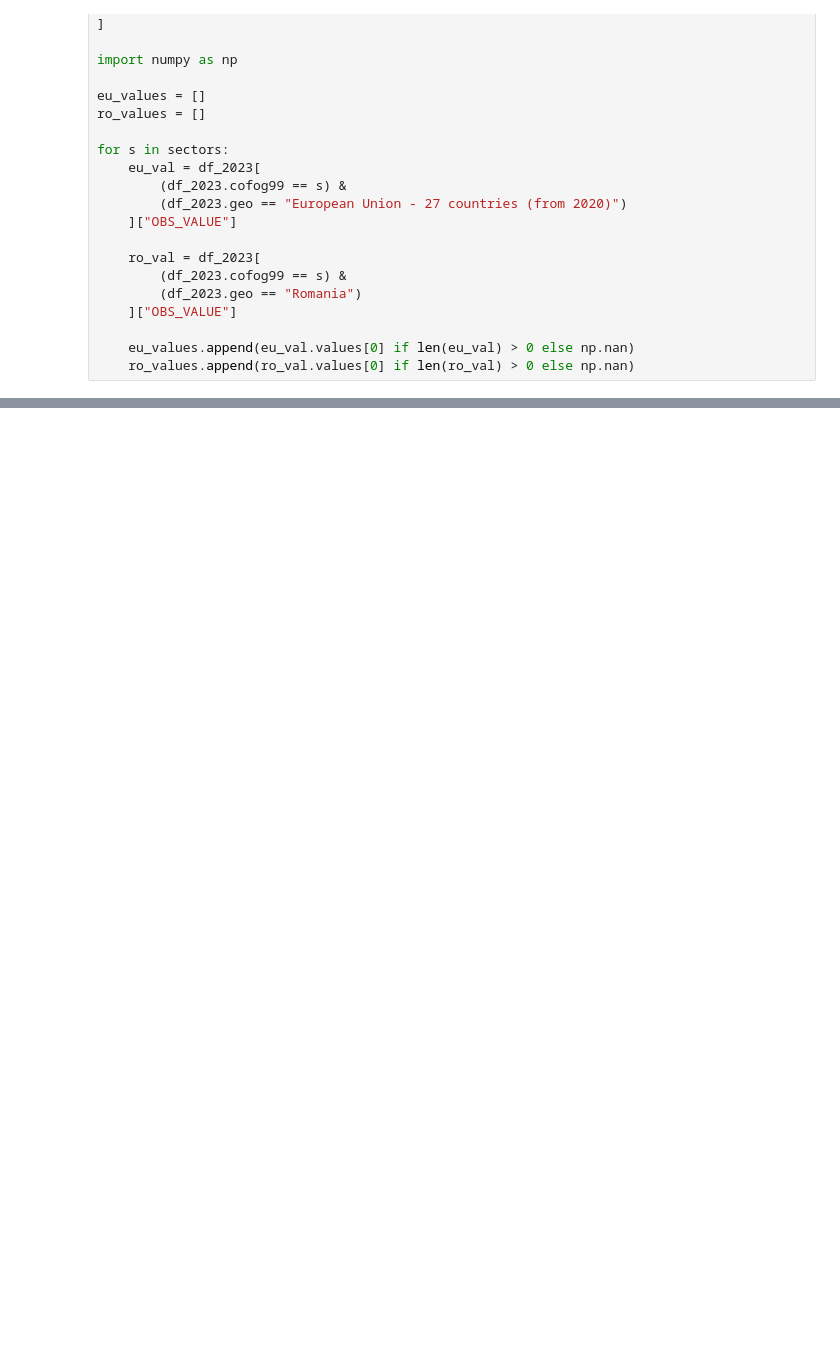
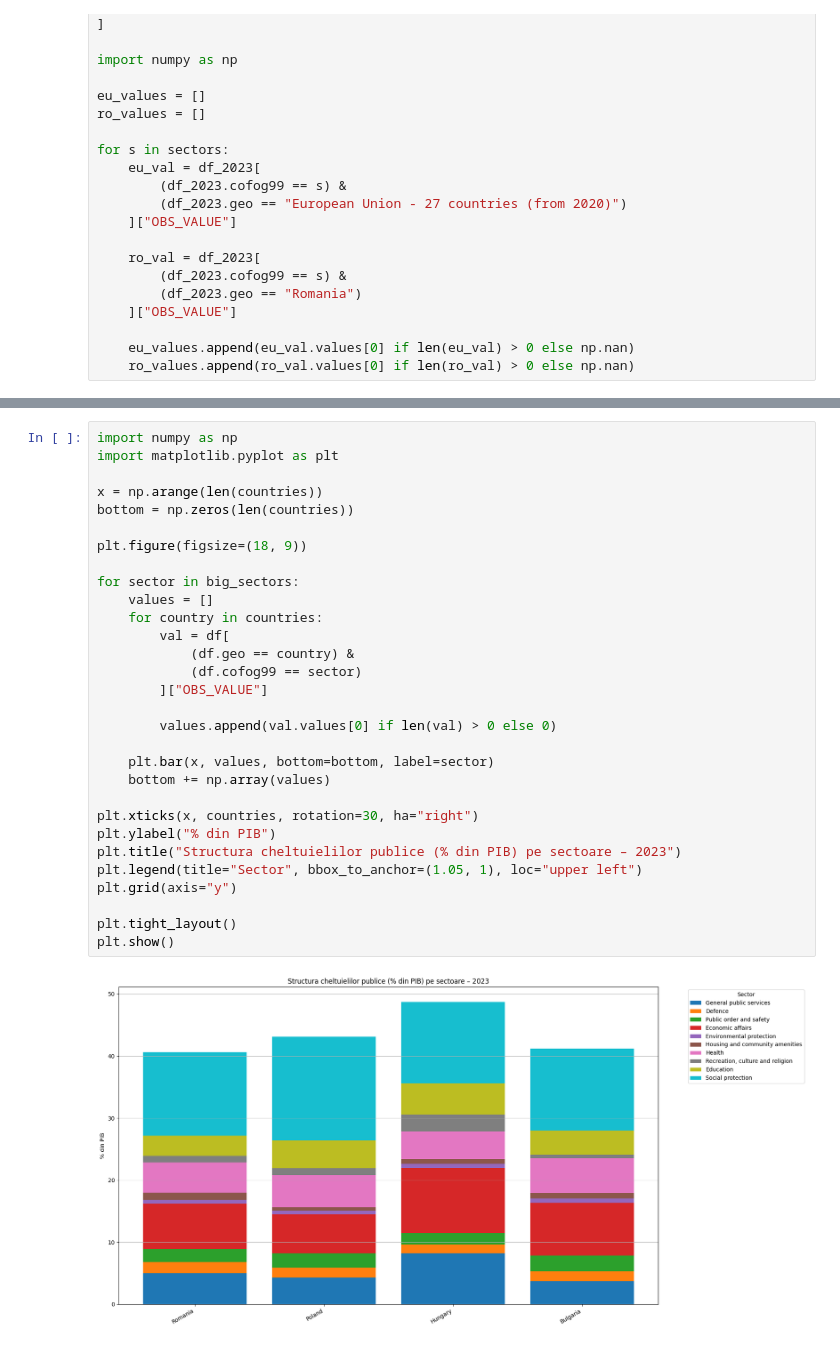
Before and after one commit to TudorMurariu/minimum-wage-study, a Jupyter notebook: pib-p-in-education/pin_in_edu.ipynb, the cells around one changed output, grey strips where cells are left out. Drawn from its saved outputs; the diff is of its cells as text; blank space fills up the shorter version.

Commit message:
public spending by sectro comparation between multiple countries

```diff
--- a/pib-p-in-education/pin_in_edu.ipynb
+++ b/pib-p-in-education/pin_in_edu.ipynb
@@ -429,0 +460,32 @@ plt.show()
+# %%
+import numpy as np
+import matplotlib.pyplot as plt
+
+x = np.arange(len(countries))
+bottom = np.zeros(len(countries))
+
+plt.figure(figsize=(18, 9))
+
+for sector in big_sectors:
+    values = []
+    for country in countries:
+        val = df[
+            (df.geo == country) &
+            (df.cofog99 == sector)
+        ]["OBS_VALUE"]
+
+        values.append(val.values[0] if len(val) > 0 else 0)
+
+    plt.bar(x, values, bottom=bottom, label=sector)
+    bottom += np.array(values)
+
+plt.xticks(x, countries, rotation=30, ha="right")
+plt.ylabel("% din PIB")
+plt.title("Structura cheltuielilor publice (% din PIB) pe sectoare – 2023")
+plt.legend(title="Sector", bbox_to_anchor=(1.05, 1), loc="upper left")
+plt.grid(axis="y")
+
+plt.tight_layout()
+plt.show()
+# %% [output]
+[figure, added]
```
Also changed, not shown: parts of 2 cells of this notebook.
